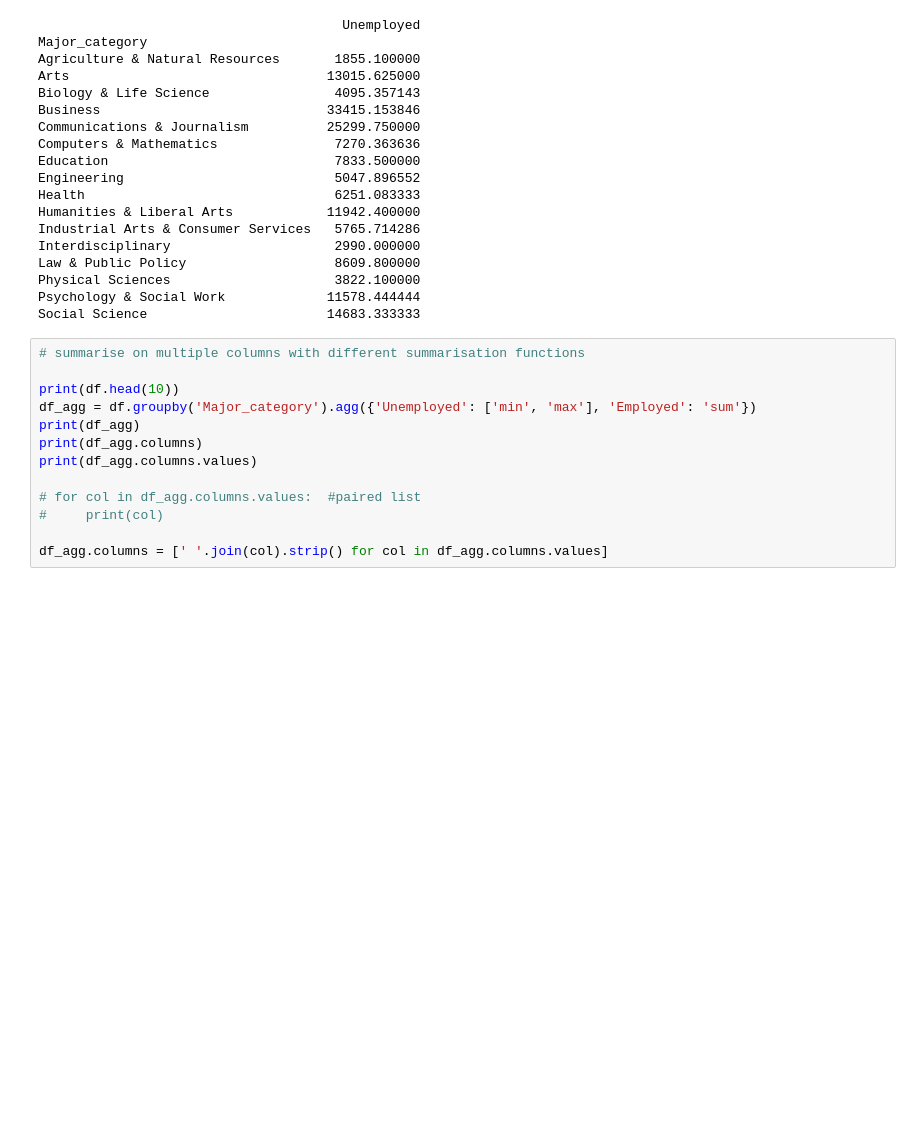
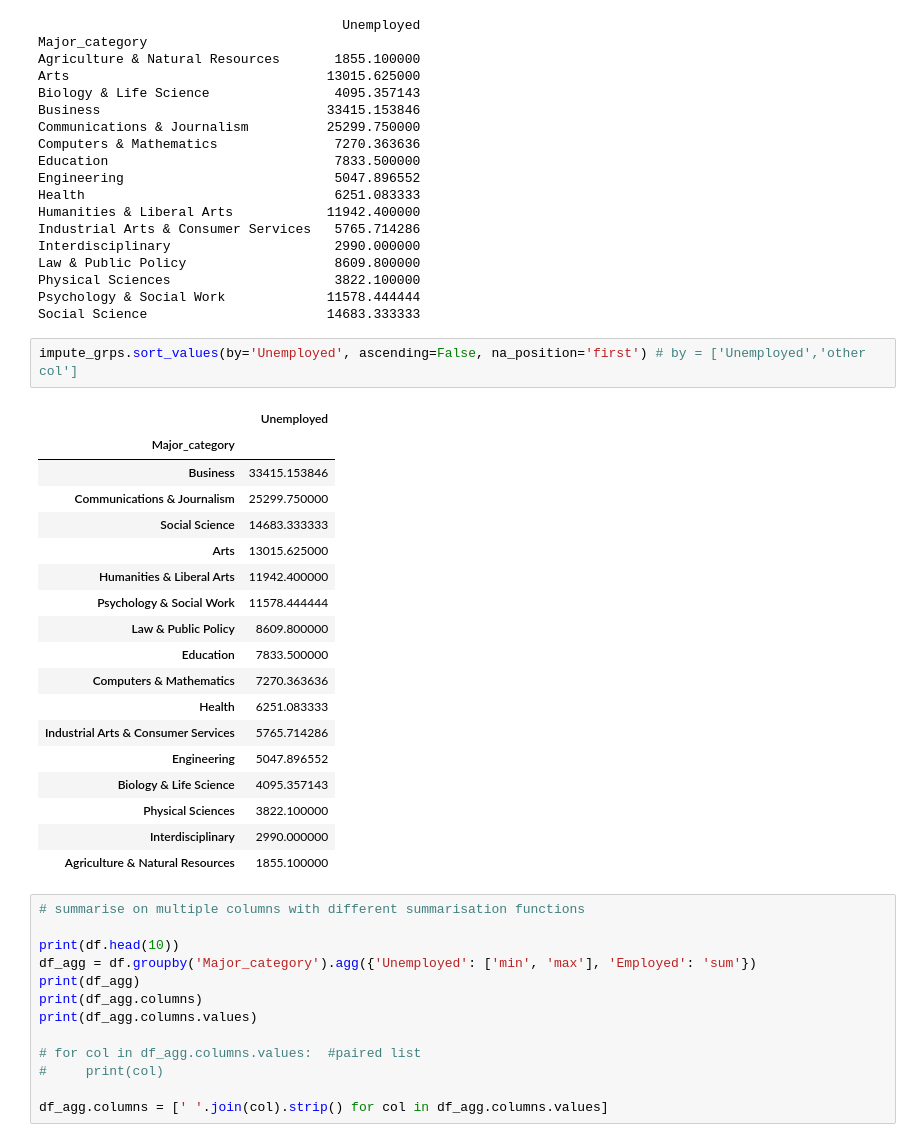
Before and after one commit to rachelqhuang/fastwrangling, a Jupyter notebook: data_wrangling_routine.ipynb, the cells around one changed output. Drawn from its saved outputs; the diff is of its cells as text; blank space fills up the shorter version.

```diff
--- a/data_wrangling_routine.ipynb
+++ b/data_wrangling_routine.ipynb
@@ -206,6 +206,27 @@ Law & Public Policy                   8609.800000
 Physical Sciences                     3822.100000
 Psychology & Social Work             11578.444444
 Social Science                       14683.333333
+# %%
+impute_grps.sort_values(by='Unemployed', ascending=False, na_position='first') # by = ['Unemployed','other col']
+# %% [output]
+|  | Unemployed |
+| Major_category |  |
+| Business | 33415.153846 |
+| Communications & Journalism | 25299.750000 |
+| Social Science | 14683.333333 |
+| Arts | 13015.625000 |
+| Humanities & Liberal Arts | 11942.400000 |
+| Psychology & Social Work | 11578.444444 |
+| Law & Public Policy | 8609.800000 |
+| Education | 7833.500000 |
+| Computers & Mathematics | 7270.363636 |
+| Health | 6251.083333 |
+| Industrial Arts & Consumer Services | 5765.714286 |
+| Engineering | 5047.896552 |
+| Biology & Life Science | 4095.357143 |
+| Physical Sciences | 3822.100000 |
+| Interdisciplinary | 2990.000000 |
+| Agriculture & Natural Resources | 1855.100000 |
 # %%
 # summarise on multiple columns with different summarisation functions
 
```
